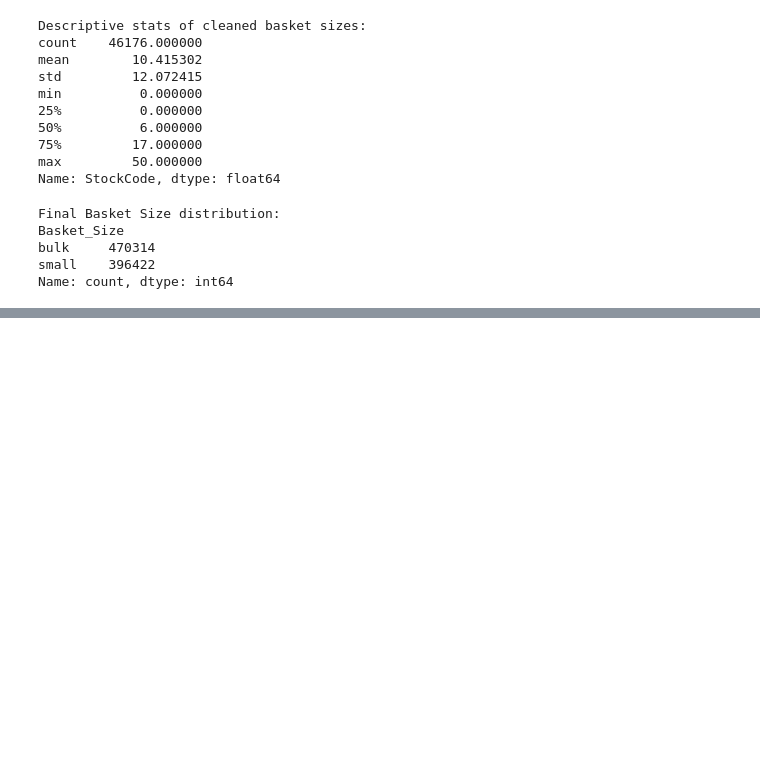
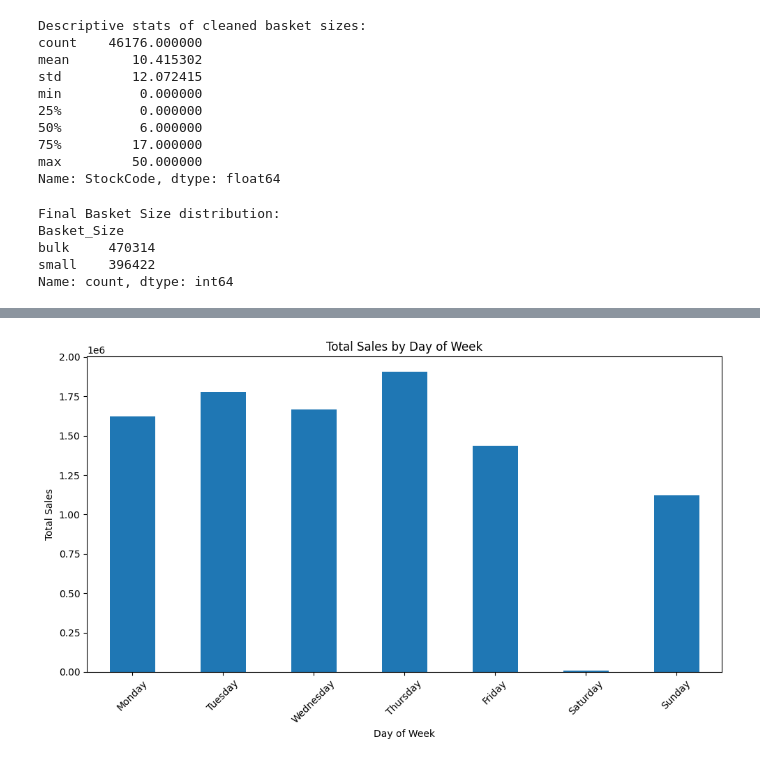
Before and after one commit to abhishiron/price-optimisation, a Jupyter notebook: notebooks/01_data_cleaning.ipynb, the cells around one changed output, grey strips where cells are left out. Cells and saved outputs as stored; diff of their text form; code cells hidden in the pictures; blank space fills up the shorter version.

```diff
--- a/notebooks/01_data_cleaning.ipynb
+++ b/notebooks/01_data_cleaning.ipynb
@@ -294,0 +398,20 @@ df_cleaned.head()
+# %%
+# --- 2. Sales by Day of Week ---
+# Group by Weekday and sum the Sales
+sales_by_weekday = df_cleaned.groupby('Weekday')['Sales'].sum()
+
+# Sort the days in a logical order (Mon-Sun)
+day_order = ['Monday', 'Tuesday', 'Wednesday', 'Thursday', 'Friday', 'Saturday', 'Sunday']
+sales_by_weekday = sales_by_weekday.reindex(day_order)
+
+# Plot the bar chart
+plt.figure(figsize=(10, 6))
+sales_by_weekday.plot(kind='bar')
+plt.title('Total Sales by Day of Week')
+plt.xlabel('Day of Week')
+plt.ylabel('Total Sales')
+plt.xticks(rotation=45)
+plt.tight_layout()
+plt.show()
+# %% [output]
+[figure, added]
```
Also changed, not shown: parts of 25 cells of this notebook.
